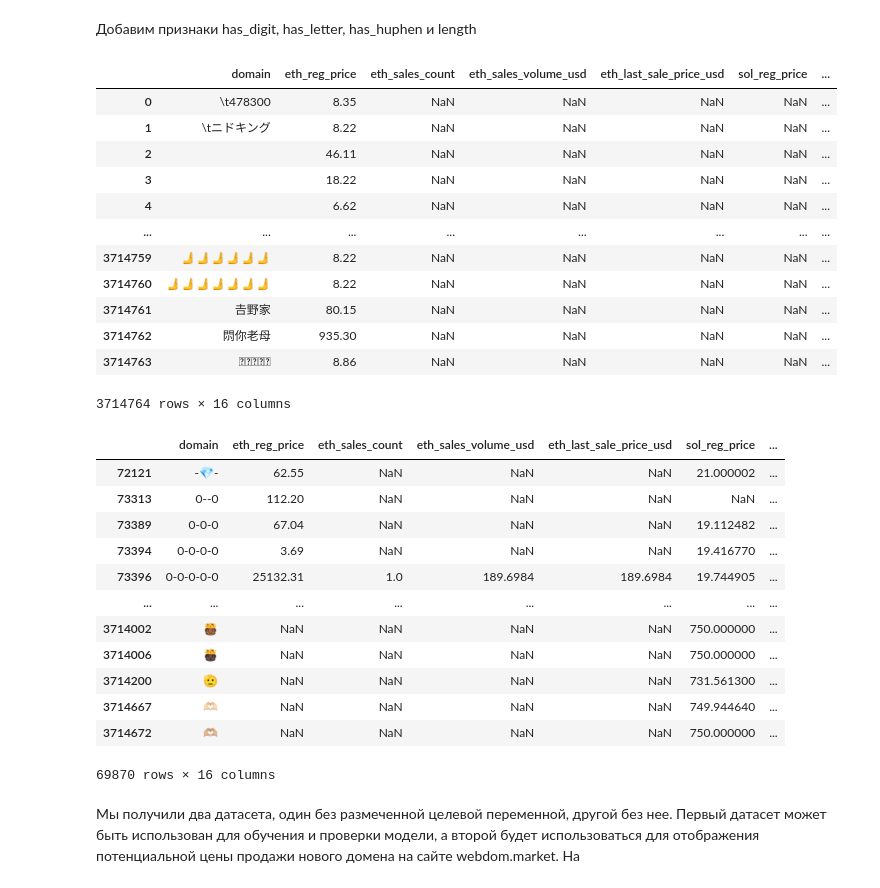
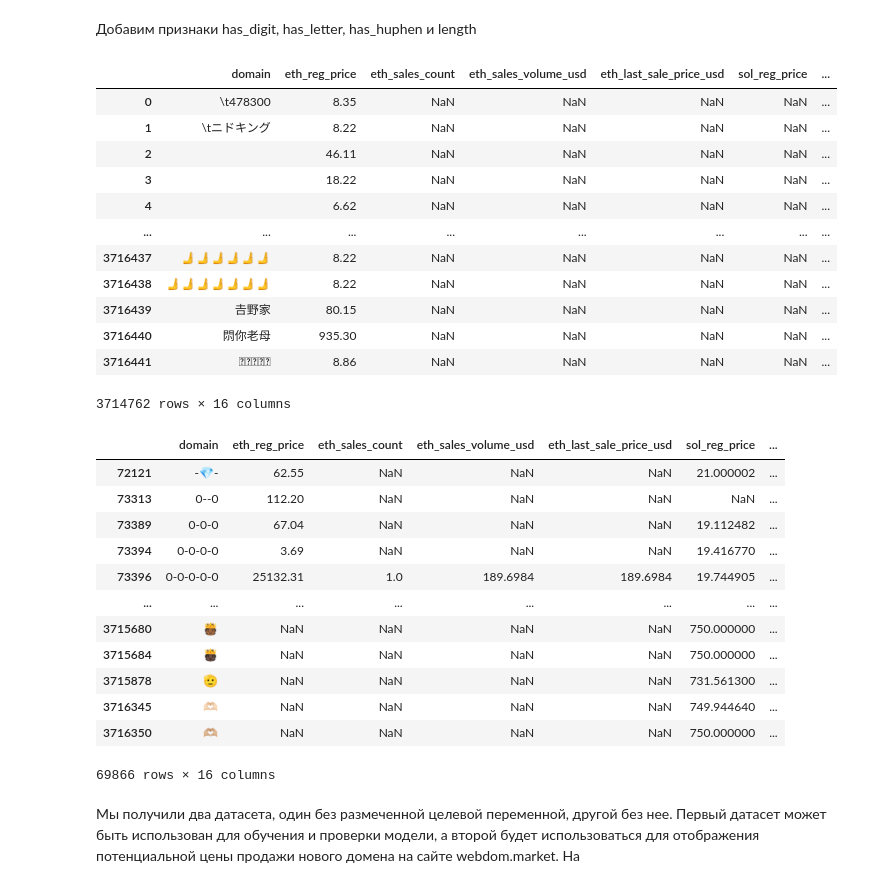
Before and after one commit to gordyay/hse-smadimo-gp, a Jupyter notebook: GP_2/notebooks/dataset.ipynb, the cells around one changed output. Saved outputs shown, nothing was run; the diff lists cells and outputs as text; code cells hidden in the pictures.

```diff
--- a/GP_2/notebooks/dataset.ipynb
+++ b/GP_2/notebooks/dataset.ipynb
@@ -52,7 +52,7 @@ def to_unicode(label: str):
             return label
         except:
             error += 1
-            return label
+            return None
     return label
 ton_domens["domain"] = ton_domens["domain"].apply(to_unicode)
 print(success, error)
@@ -74,6 +74,7 @@ ton_dataset=ton_dataset.merge(ranks, on='domain', how='left')
 # %%
 secondary_prices.rename(columns={'domain_name':'domain'}, inplace=True)
 main_dataset = secondary_prices.merge(ton_dataset, on='domain', how='left')
+main_dataset = main_dataset.dropna(subset=["domain"])
 main_dataset
 # %% [output]
 |  | domain | eth_reg_price | eth_sales_count | eth_sales_volume_usd | eth_last_sale_price_usd | sol_reg_price | ... |
@@ -94,23 +95,32 @@ main_dataset
 # %%
 main_dataset["has_digit"] = main_dataset["domain"].str.contains(r"\d").astype(int)
 main_dataset["has_letter"] = main_dataset["domain"].str.contains(r"[A-Za-z]").astype(int)
 main_dataset["has_hyphen"] = main_dataset["domain"].str.contains("-").astype(int)
-main_dataset["length"] = main_dataset["domain"].str.len()
+def get_length(x):
+    if not x.isascii():
+        try:
+            return len(x.encode("idna").decode("ascii"))
+        except:
+            return None
+    else:
+        return len(x)
+
+main_dataset["length"] = main_dataset["domain"].apply(get_length)
 main_dataset
 # %% [output]
 |  | domain | eth_reg_price | eth_sales_count | eth_sales_volume_usd | eth_last_sale_price_usd | sol_reg_price | ... |
 | 0 | \t478300 | 8.35 | NaN | NaN | NaN | NaN | ... |
 | 1 | \tニドキング | 8.22 | NaN | NaN | NaN | NaN | ... |
 | 2 |  | 46.11 | NaN | NaN | NaN | NaN | ... |
 | 3 |  | 18.22 | NaN | NaN | NaN | NaN | ... |
 | 4 |  | 6.62 | NaN | NaN | NaN | NaN | ... |
 | ... | ... | ... | ... | ... | ... | ... | ... |
-| 3714759 | 🫸🫸🫸🫸🫸🫸 | 8.22 | NaN | NaN | NaN | NaN | ... |
-| 3714760 | 🫸🫸🫸🫸🫸🫸🫸 | 8.22 | NaN | NaN | NaN | NaN | ... |
-| 3714761 | 𠮷野家 | 80.15 | NaN | NaN | NaN | NaN | ... |
-| 3714762 | 𨳒你老母 | 935.30 | NaN | NaN | NaN | NaN | ... |
-| 3714763 | 𪚥𪚥𪚥𪚥𪚥 | 8.86 | NaN | NaN | NaN | NaN | ... |
+| 3716437 | 🫸🫸🫸🫸🫸🫸 | 8.22 | NaN | NaN | NaN | NaN | ... |
+| 3716438 | 🫸🫸🫸🫸🫸🫸🫸 | 8.22 | NaN | NaN | NaN | NaN | ... |
+| 3716439 | 𠮷野家 | 80.15 | NaN | NaN | NaN | NaN | ... |
+| 3716440 | 𨳒你老母 | 935.30 | NaN | NaN | NaN | NaN | ... |
+| 3716441 | 𪚥𪚥𪚥𪚥𪚥 | 8.86 | NaN | NaN | NaN | NaN | ... |
-3714764 rows × 16 columns
+3714762 rows × 16 columns
 # %%
 dataset_with_ton = main_dataset[main_dataset["ton_price"].notna()]
 dataset_without_ton = main_dataset[main_dataset["ton_price"].isna()]
@@ -125,12 +135,12 @@ dataset_with_ton
 | 73394 | 0-0-0-0 | 3.69 | NaN | NaN | NaN | 19.416770 | ... |
 | 73396 | 0-0-0-0-0 | 25132.31 | 1.0 | 189.6984 | 189.6984 | 19.744905 | ... |
 | ... | ... | ... | ... | ... | ... | ... | ... |
-| 3714002 | 🫅🏾 | NaN | NaN | NaN | NaN | 750.000000 | ... |
-| 3714006 | 🫅🏿 | NaN | NaN | NaN | NaN | 750.000000 | ... |
-| 3714200 | 🫡 | NaN | NaN | NaN | NaN | 731.561300 | ... |
-| 3714667 | 🫶🏻 | NaN | NaN | NaN | NaN | 749.944640 | ... |
-| 3714672 | 🫶🏼 | NaN | NaN | NaN | NaN | 750.000000 | ... |
+| 3715680 | 🫅🏾 | NaN | NaN | NaN | NaN | 750.000000 | ... |
+| 3715684 | 🫅🏿 | NaN | NaN | NaN | NaN | 750.000000 | ... |
+| 3715878 | 🫡 | NaN | NaN | NaN | NaN | 731.561300 | ... |
+| 3716345 | 🫶🏻 | NaN | NaN | NaN | NaN | 749.944640 | ... |
+| 3716350 | 🫶🏼 | NaN | NaN | NaN | NaN | 750.000000 | ... |
-69870 rows × 16 columns
+69866 rows × 16 columns
 # %% [markdown]
 Мы получили два датасета, один без размеченной целевой переменной, другой без нее. Первый датасет может быть использован для обучения и проверки модели, а второй будет использоваться для отображения потенциальной цены продажи нового домена на сайте webdom.market.
 На
```
Also changed, not shown: parts of 2 cells of this notebook, 4 other files.
